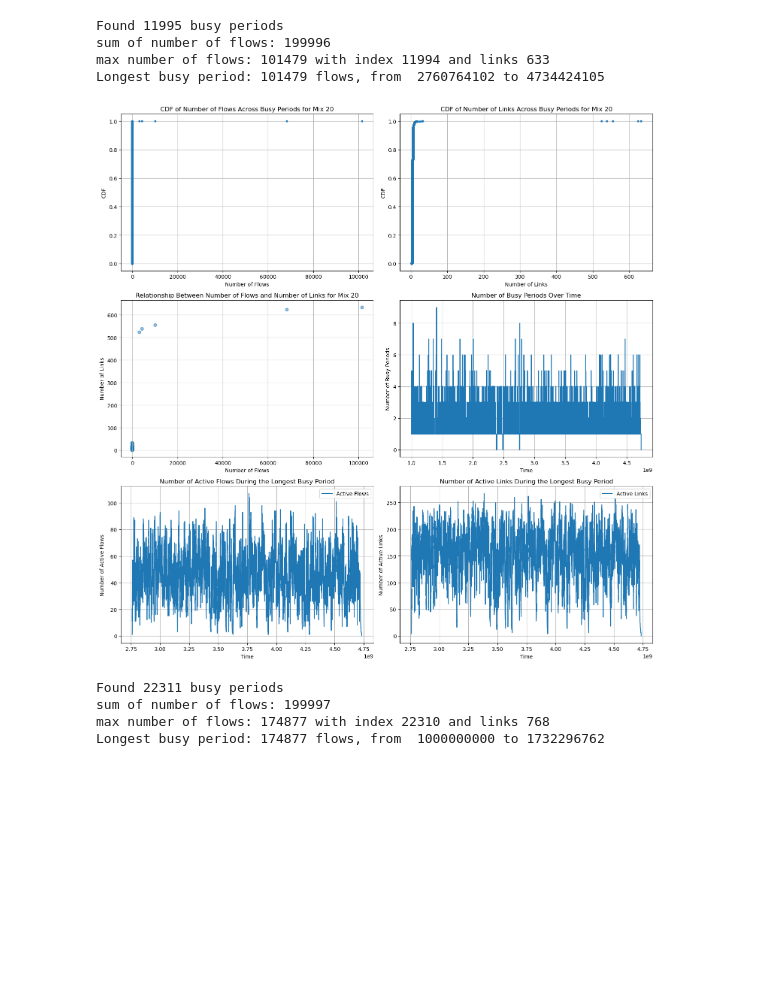
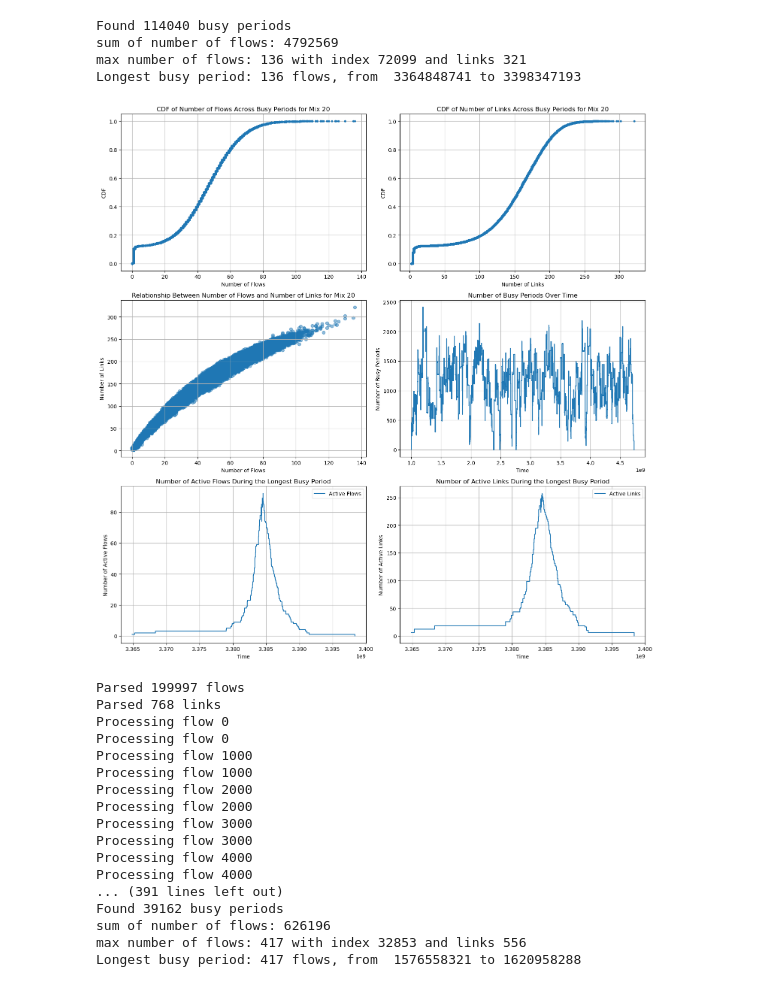
Before and after one commit to uw-polestar/parsimon-eval, a Jupyter notebook: expts/fig_8/analysis/busy_period.ipynb, the cells around one changed output. Saved outputs shown, nothing was run; the diff lists cells and outputs as text; code cells hidden in the pictures; blank space fills up the shorter version.

Commit message:
add stable busy period

```diff
--- a/expts/fig_8/analysis/busy_period.ipynb
+++ b/expts/fig_8/analysis/busy_period.ipynb
@@ -268,6 +400,7 @@ def plot_active_links_during_longest_period(busy_periods, flows_data,ax):
     ax.legend()
 # %%
 root_dir = '../data_test/'  # Update with the path to your root directory
+flow_size_threshold=50000
 mix_list = [20, 179, 12]
 for mix_id in mix_list:
     flow_info_file = f"{root_dir}{mix_id}/ns3-config/0/fct_topology_flows_dctcp.txt"
@@ -287,46 +420,60 @@ for mix_id in mix_list:
         flows = assign_links_to_flows(flows, link_flows)
 
         # Update bipartite graph and calculate busy periods
-        busy_periods = update_bipartite_graph_and_calculate_busy_periods(flows)
+        # busy_periods = update_bipartite_graph_and_calculate_busy_periods(flows)
+        busy_periods = update_bipartite_graph_and_calculate_busy_periods_small_flows(flows,flow_size_threshold)
 
         # Save results
         save_results(result_file, busy_periods)
         print(f'Saved results to {result_file}')
     print(f'Found {len(busy_periods)} busy periods')
     # Plot CDF of number of flows across busy periods
     num_flows = [len(period[3]) for period in busy_periods]
     print(f"sum of number of flows: {sum(num_flows)}")
     index_max=num_flows.index(max(num_flows))
     print(f"max number of flows: {max(num_flows)} with index {index_max} and links {len(busy_periods[index_max][2])}")
 
     num_links = [len(period[2]) for period in busy_periods]
 
 
     fig, axs = plt.subplots(3, 2, figsize=(15, 15))
 
     plot_cdf(num_flows, 'Number of Flows', 'CDF', f'CDF of Number of Flows Across Busy Periods for Mix {mix_id}', axs[0, 0])
     plot_cdf(num_links, 'Number of Links', 'CDF', f'CDF of Number of Links Across Busy Periods for Mix {mix_id}', axs[0, 1])
     plot_relationship(num_flows, num_links, 'Number of Flows', 'Number of Links', f'Relationship Between Number of Flows and Number of Links for Mix {mix_id}', axs[1, 0])
     plot_busy_periods_over_time(busy_periods, axs[1, 1])
 
 
     flows = parse_flow_info_log(flow_info_file)
     link_flows = parse_link_info_log(link_info_file)
     flows = assign_links_to_flows(flows, link_flows)
 
     plot_active_flows_during_longest_period(busy_periods, flows, axs[2, 0])
 
     plot_active_links_during_longest_period(busy_periods, flows, axs[2, 1])
 
     plt.tight_layout()
     plt.show()
 # %% [output]
-Found 11995 busy periods
-sum of number of flows: 199996
-max number of flows: 101479 with index 11994 and links 633
-Longest busy period: 101479 flows, from  2760764102 to 4734424105
+Found 114040 busy periods
+sum of number of flows: 4792569
+max number of flows: 136 with index 72099 and links 321
+Longest busy period: 136 flows, from  3364848741 to 3398347193
-[figure, old version]
+[figure, new version]
-Found 22311 busy periods
-sum of number of flows: 199997
-max number of flows: 174877 with index 22310 and links 768
-Longest busy period: 174877 flows, from  1000000000 to 1732296762
+Parsed 199997 flows
+Parsed 768 links
+Processing flow 0
+Processing flow 0
+Processing flow 1000
+Processing flow 1000
+Processing flow 2000
+Processing flow 2000
+Processing flow 3000
+Processing flow 3000
+Processing flow 4000
+Processing flow 4000
+... (391 lines left out)
+Found 39162 busy periods
+sum of number of flows: 626196
+max number of flows: 417 with index 32853 and links 556
+Longest busy period: 417 flows, from  1576558321 to 1620958288
```
Also changed, not shown: parts of 2 cells of this notebook.
